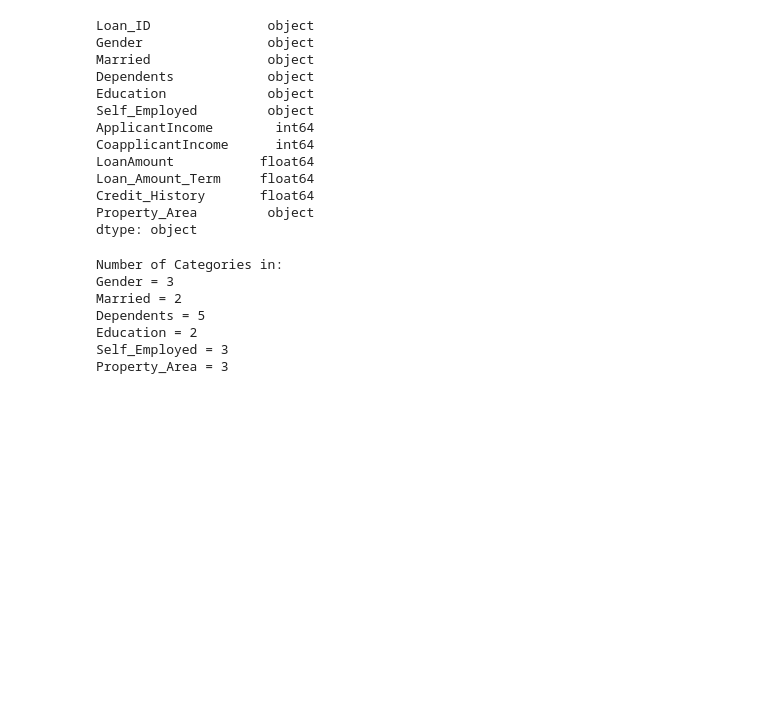
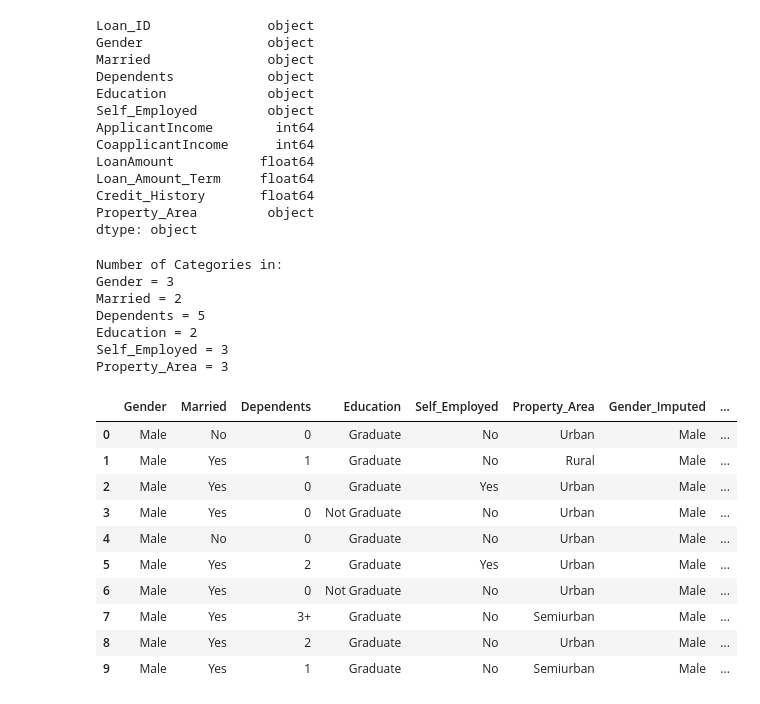
Before and after one commit to Jkfyr/Tin200, a Jupyter notebook: TIN200_ML.ipynb, the cells around one changed output. Drawn from its saved outputs; the diff is of its cells as text; code cells hidden in the pictures; blank space fills up the shorter version.

```diff
--- a/TIN200_ML.ipynb
+++ b/TIN200_ML.ipynb
@@ -182,3 +182,32 @@ Dependents = 5
 Education = 2
 Self_Employed = 3
 Property_Area = 3
+# %%
+#grabbed from https://medium.com/analytics-vidhya/ways-to-handle-categorical-column-missing-data-its-implementations-15dc4a56893
+
+def impute_nan_most_frequent_category(DataFrame, ColName):
+    # .mode()[0] - gives first category name
+     most_frequent_category=DataFrame[ColName].mode()[0]
+
+    # replace nan values with most occured category
+     DataFrame[ColName + "_Imputed"] = DataFrame[ColName]
+     DataFrame[ColName + "_Imputed"].fillna(most_frequent_category,inplace=True)
+
+for Columns in ['Gender','Married', 'Dependents', 'Education', 'Self_Employed', 'Property_Area']:
+    impute_nan_most_frequent_category(train_df,Columns)
+
+train_df[['Gender','Married', 'Dependents', 'Education', 'Self_Employed', 'Property_Area',
+          'Gender_Imputed','Married_Imputed', 'Dependents_Imputed', 'Education_Imputed',
+          'Self_Employed_Imputed', 'Property_Area_Imputed']].head(10)
+# %% [output]
+|  | Gender | Married | Dependents | Education | Self_Employed | Property_Area | Gender_Imputed | ... |
+| 0 | Male | No | 0 | Graduate | No | Urban | Male | ... |
+| 1 | Male | Yes | 1 | Graduate | No | Rural | Male | ... |
+| 2 | Male | Yes | 0 | Graduate | Yes | Urban | Male | ... |
+| 3 | Male | Yes | 0 | Not Graduate | No | Urban | Male | ... |
+| 4 | Male | No | 0 | Graduate | No | Urban | Male | ... |
+| 5 | Male | Yes | 2 | Graduate | Yes | Urban | Male | ... |
+| 6 | Male | Yes | 0 | Not Graduate | No | Urban | Male | ... |
+| 7 | Male | Yes | 3+ | Graduate | No | Semiurban | Male | ... |
+| 8 | Male | Yes | 2 | Graduate | No | Urban | Male | ... |
+| 9 | Male | Yes | 1 | Graduate | No | Semiurban | Male | ... |
```
Also changed, not shown: parts of 9 cells of this notebook.
